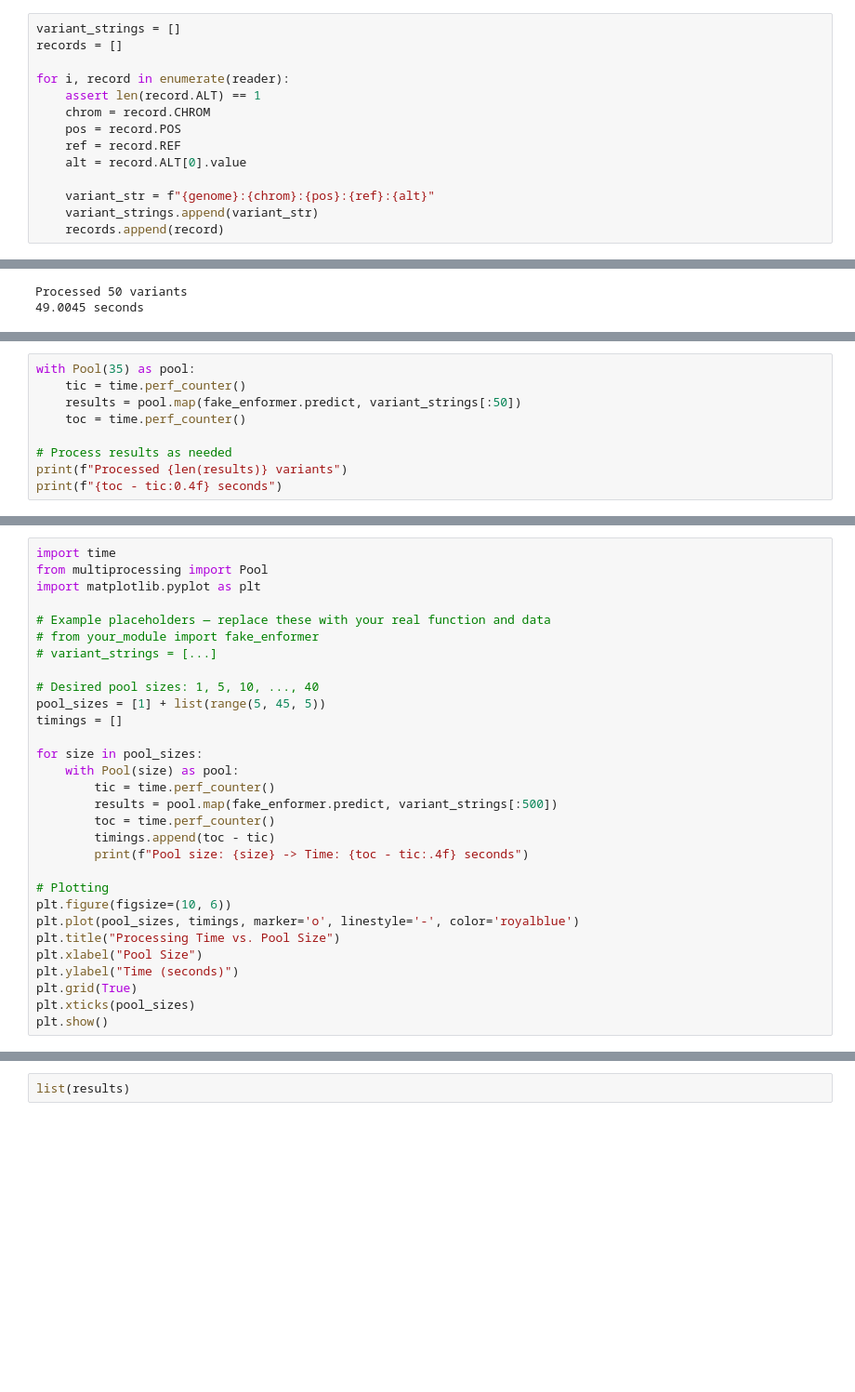
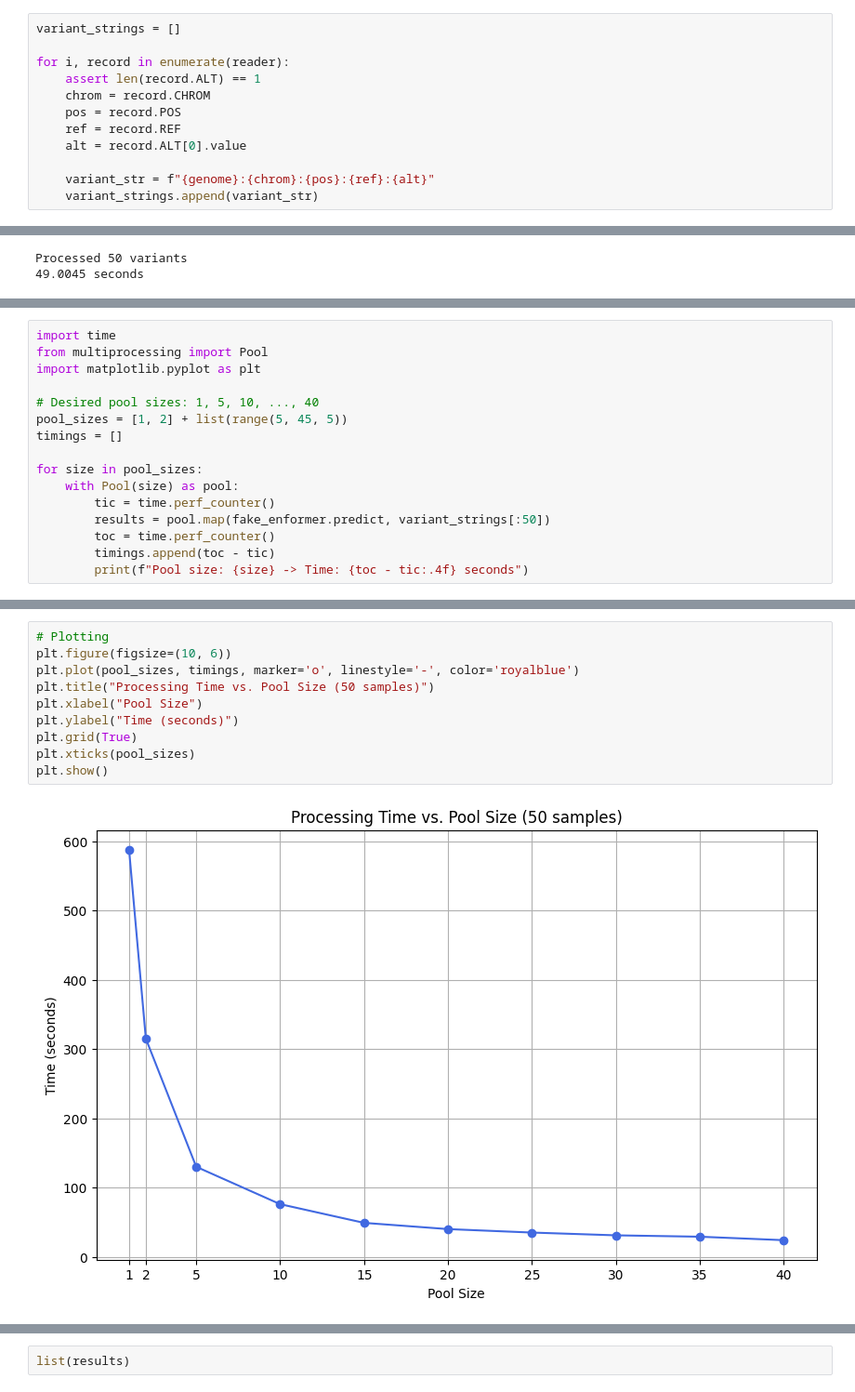
Before and after one commit to YoriVerbist/parallel-computing, a Jupyter notebook: parallel_computing.ipynb, the cells around one changed output, grey strips where cells are left out. Shown: that part at 93% size. Saved outputs shown, nothing was run; the diff lists cells and outputs as text; blank space fills up the shorter version.

Commit message:
Fixed the snps_new file and ran multiprocessing on more data

```diff
--- a/parallel_computing.ipynb
+++ b/parallel_computing.ipynb
@@ -47,7 +29,6 @@ reader = vcfpy.Reader.from_path(vcf_path)
 ### Generate all variant strings
 # %%
 variant_strings = []
-records = []
 
 for i, record in enumerate(reader):
     assert len(record.ALT) == 1
@@ -58,7 +39,6 @@ for i, record in enumerate(reader):
 
     variant_str = f"{genome}:{chrom}:{pos}:{ref}:{alt}"
     variant_strings.append(variant_str)
-    records.append(record)
 # %%
 #variant_strings
 # %% [markdown]
@@ -146,9 +57,0 @@ Processed 50 variants
-# %%
-with Pool(35) as pool:
-    tic = time.perf_counter()
-    results = pool.map(fake_enformer.predict, variant_strings[:50])
-    toc = time.perf_counter()
-
-# Process results as needed
-print(f"Processed {len(results)} variants")
-print(f"{toc - tic:0.4f} seconds")
@@ -172,29 +60,15 @@ import time
 from multiprocessing import Pool
 import matplotlib.pyplot as plt
 
-# Example placeholders — replace these with your real function and data
-# from your_module import fake_enformer
-# variant_strings = [...]
-
 # Desired pool sizes: 1, 5, 10, ..., 40
-pool_sizes = [1] + list(range(5, 45, 5))
+pool_sizes = [1, 2] + list(range(5, 45, 5))
 timings = []
 
 for size in pool_sizes:
     with Pool(size) as pool:
         tic = time.perf_counter()
-        results = pool.map(fake_enformer.predict, variant_strings[:500])
+        results = pool.map(fake_enformer.predict, variant_strings[:50])
         toc = time.perf_counter()
         timings.append(toc - tic)
         print(f"Pool size: {size} -> Time: {toc - tic:.4f} seconds")
-
-# Plotting
-plt.figure(figsize=(10, 6))
-plt.plot(pool_sizes, timings, marker='o', linestyle='-', color='royalblue')
-plt.title("Processing Time vs. Pool Size")
-plt.xlabel("Pool Size")
-plt.ylabel("Time (seconds)")
-plt.grid(True)
-plt.xticks(pool_sizes)
-plt.show()
 # %% [output]
@@ -201,0 +85,12 @@ Pool size: 1 -> Time: 6504.6275 seconds
+# %%
+# Plotting
+plt.figure(figsize=(10, 6))
+plt.plot(pool_sizes, timings, marker='o', linestyle='-', color='royalblue')
+plt.title("Processing Time vs. Pool Size (50 samples)")
+plt.xlabel("Pool Size")
+plt.ylabel("Time (seconds)")
+plt.grid(True)
+plt.xticks(pool_sizes)
+plt.show()
+# %% [output]
+[figure, added]
```
Also changed, not shown: parts of 18 cells of this notebook, 3 other files.
